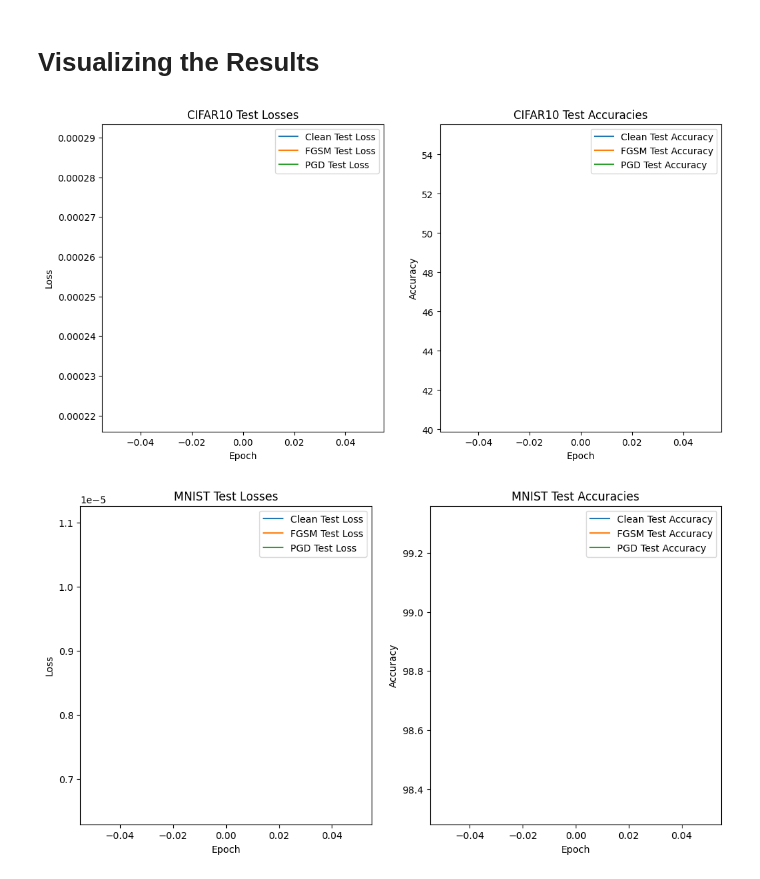
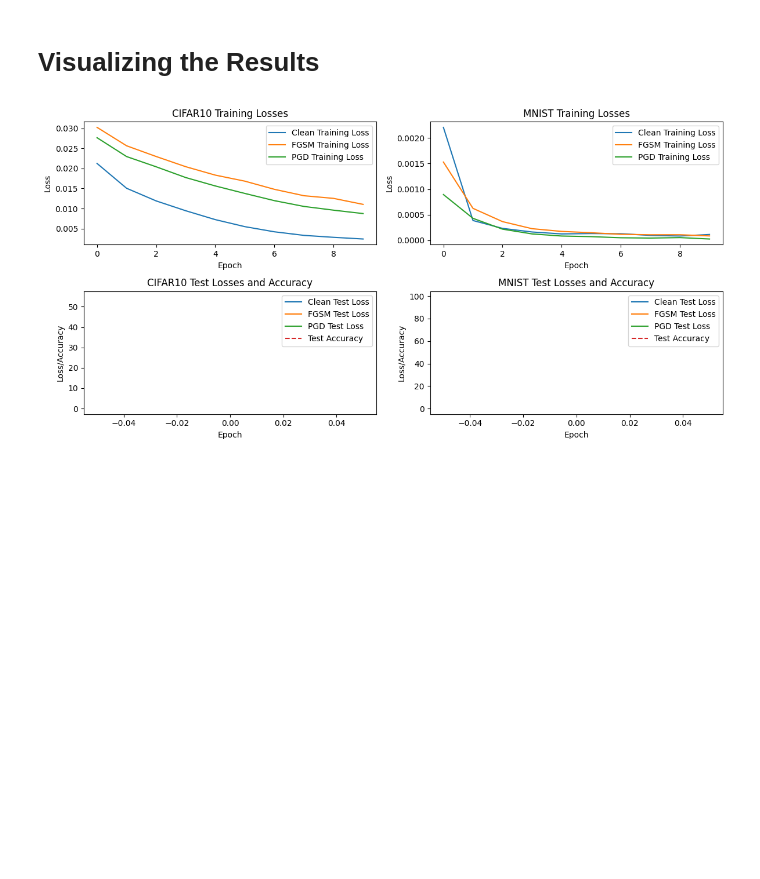
Before and after one commit to aniketSanyal/OverfittingInRML, a Jupyter notebook: rml.ipynb, the cells around one changed output. Saved outputs shown, nothing was run; the diff lists cells and outputs as text; code cells hidden in the pictures; blank space fills up the shorter version.

```diff
--- a/rml.ipynb
+++ b/rml.ipynb
@@ -348,51 +348,49 @@ Test set (adversarial): Average loss: 0.1103, Accuracy: 9833/10000 (98%)
 # %%
 plt.figure(figsize=(12, 6))
 
-# CIFAR10 - Losses
-plt.subplot(1, 2, 1)
-plt.plot(test_losses_cifar, label='Clean Test Loss')
-plt.plot(test_losses_cifar_adv, label='FGSM Test Loss')
-plt.plot(test_losses_cifar_pgd, label='PGD Test Loss')
-plt.title('CIFAR10 Test Losses')
+# CIFAR10 - Training Loss
+plt.subplot(2, 2, 1)
+plt.plot(train_losses_cifar, label='Clean Training Loss')
+plt.plot(train_losses_cifar_adv, label='FGSM Training Loss')
+plt.plot(train_losses_cifar_pgd, label='PGD Training Loss')
+plt.title('CIFAR10 Training Losses')
 plt.xlabel('Epoch')
 plt.ylabel('Loss')
 plt.legend()
 
-# CIFAR10 - Accuracies
-plt.subplot(1, 2, 2)
-plt.plot(test_accuracies_cifar, label='Clean Test Accuracy')
-plt.plot(test_accuracies_cifar_adv, label='FGSM Test Accuracy')
-plt.plot(test_accuracies_cifar_pgd, label='PGD Test Accuracy')
-plt.title('CIFAR10 Test Accuracies')
-plt.xlabel('Epoch')
-plt.ylabel('Accuracy')
-plt.legend()
-
-plt.show()
-
-plt.figure(figsize=(12, 6))
-
-# MNIST - Losses
-plt.subplot(1, 2, 1)
-plt.plot(test_losses_mnist, label='Clean Test Loss')
-plt.plot(test_losses_mnist_adv, label='FGSM Test Loss')
-plt.plot(test_losses_mnist_pgd, label='PGD Test Loss')
-plt.title('MNIST Test Losses')
+# MNIST - Training Loss
+plt.subplot(2, 2, 2)
+plt.plot(train_losses_mnist, label='Clean Training Loss')
+plt.plot(train_losses_mnist_adv, label='FGSM Training Loss')
+plt.plot(train_losses_mnist_pgd, label='PGD Training Loss')
+plt.title('MNIST Training Losses')
 plt.xlabel('Epoch')
 plt.ylabel('Loss')
 plt.legend()
 
-# MNIST - Accuracies
-plt.subplot(1, 2, 2)
-plt.plot(test_accuracies_mnist, label='Clean Test Accuracy')
-plt.plot(test_accuracies_mnist_adv, label='FGSM Test Accuracy')
-plt.plot(test_accuracies_mnist_pgd, label='PGD Test Accuracy')
-plt.title('MNIST Test Accuracies')
+# CIFAR10 - Test Loss and Accuracy
+plt.subplot(2, 2, 3)
+plt.plot(test_losses_cifar, label='Clean Test Loss')
+plt.plot(test_losses_cifar_adv, label='FGSM Test Loss')
+plt.plot(test_losses_cifar_pgd, label='PGD Test Loss')
+plt.plot(test_accuracies_cifar, label='Test Accuracy', linestyle='dashed')
+plt.title('CIFAR10 Test Losses and Accuracy')
 plt.xlabel('Epoch')
-plt.ylabel('Accuracy')
+plt.ylabel('Loss/Accuracy')
 plt.legend()
 
+# MNIST - Test Loss and Accuracy
+plt.subplot(2, 2, 4)
+plt.plot(test_losses_mnist, label='Clean Test Loss')
+plt.plot(test_losses_mnist_adv, label='FGSM Test Loss')
+plt.plot(test_losses_mnist_pgd, label='PGD Test Loss')
+plt.plot(test_accuracies_mnist, label='Test Accuracy', linestyle='dashed')
+plt.title('MNIST Test Losses and Accuracy')
+plt.xlabel('Epoch')
+plt.ylabel('Loss/Accuracy')
+plt.legend()
+
+plt.tight_layout()
 plt.show()
 # %% [output]
-[figure, old version]
+[figure, new version]
-[figure, removed]
```
